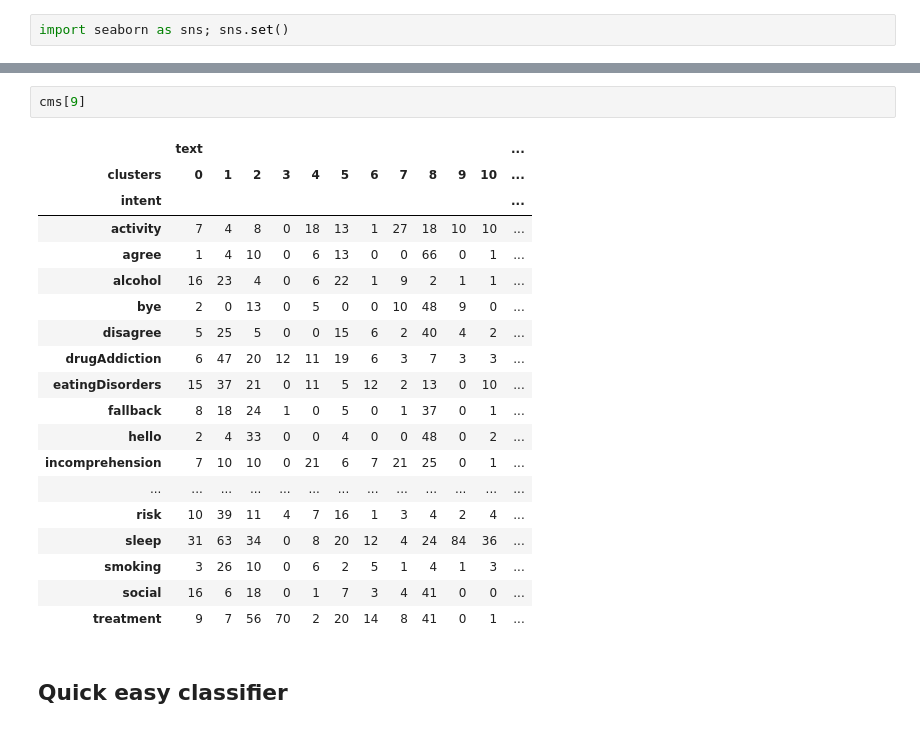
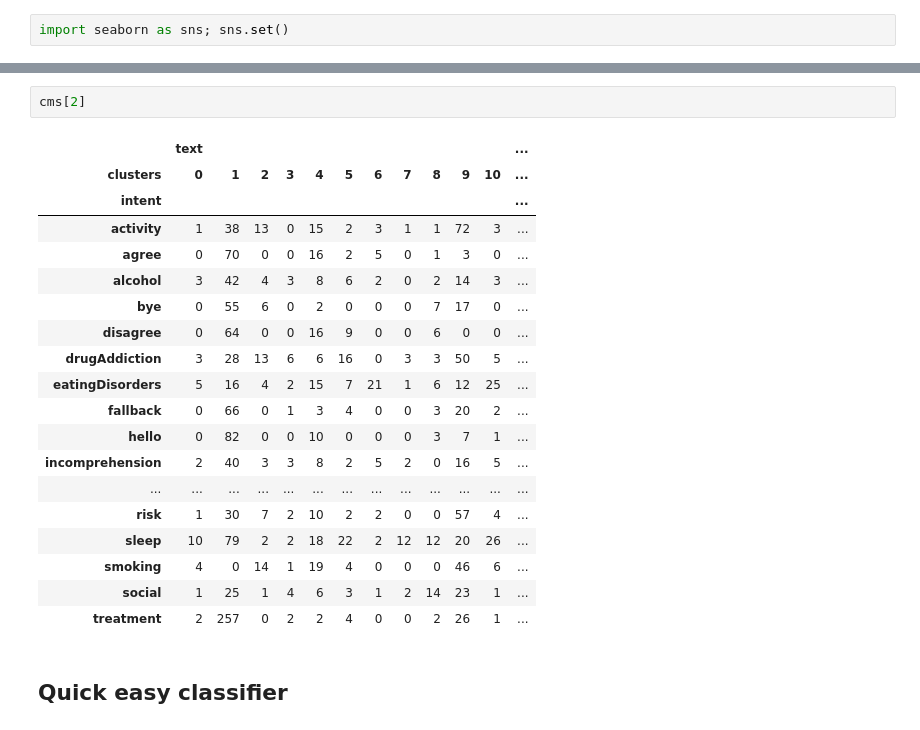
Before and after one commit to pasana/paradec, a Jupyter notebook: selecting lda.ipynb, the cells around one changed output, grey strips where cells are left out. Drawn from its saved outputs; the diff is of its cells as text.

```diff
--- a/selecting lda.ipynb
+++ b/selecting lda.ipynb
@@ -236,25 +257,25 @@ results.groupby('features num').mean().plot()
 # %%
-cms[9]
+cms[2]
 # %% [output]
 |  | text |  |  |  |  |  |  |  |  |  |  | ... |
 | clusters | 0 | 1 | 2 | 3 | 4 | 5 | 6 | 7 | 8 | 9 | 10 | ... |
 | intent |  |  |  |  |  |  |  |  |  |  |  | ... |
-| activity | 7 | 4 | 8 | 0 | 18 | 13 | 1 | 27 | 18 | 10 | 10 | ... |
-| agree | 1 | 4 | 10 | 0 | 6 | 13 | 0 | 0 | 66 | 0 | 1 | ... |
-| alcohol | 16 | 23 | 4 | 0 | 6 | 22 | 1 | 9 | 2 | 1 | 1 | ... |
-| bye | 2 | 0 | 13 | 0 | 5 | 0 | 0 | 10 | 48 | 9 | 0 | ... |
-| disagree | 5 | 25 | 5 | 0 | 0 | 15 | 6 | 2 | 40 | 4 | 2 | ... |
-| drugAddiction | 6 | 47 | 20 | 12 | 11 | 19 | 6 | 3 | 7 | 3 | 3 | ... |
-| eatingDisorders | 15 | 37 | 21 | 0 | 11 | 5 | 12 | 2 | 13 | 0 | 10 | ... |
-| fallback | 8 | 18 | 24 | 1 | 0 | 5 | 0 | 1 | 37 | 0 | 1 | ... |
-| hello | 2 | 4 | 33 | 0 | 0 | 4 | 0 | 0 | 48 | 0 | 2 | ... |
-| incomprehension | 7 | 10 | 10 | 0 | 21 | 6 | 7 | 21 | 25 | 0 | 1 | ... |
+| activity | 1 | 38 | 13 | 0 | 15 | 2 | 3 | 1 | 1 | 72 | 3 | ... |
+| agree | 0 | 70 | 0 | 0 | 16 | 2 | 5 | 0 | 1 | 3 | 0 | ... |
+| alcohol | 3 | 42 | 4 | 3 | 8 | 6 | 2 | 0 | 2 | 14 | 3 | ... |
+| bye | 0 | 55 | 6 | 0 | 2 | 0 | 0 | 0 | 7 | 17 | 0 | ... |
+| disagree | 0 | 64 | 0 | 0 | 16 | 9 | 0 | 0 | 6 | 0 | 0 | ... |
+| drugAddiction | 3 | 28 | 13 | 6 | 6 | 16 | 0 | 3 | 3 | 50 | 5 | ... |
+| eatingDisorders | 5 | 16 | 4 | 2 | 15 | 7 | 21 | 1 | 6 | 12 | 25 | ... |
+| fallback | 0 | 66 | 0 | 1 | 3 | 4 | 0 | 0 | 3 | 20 | 2 | ... |
+| hello | 0 | 82 | 0 | 0 | 10 | 0 | 0 | 0 | 3 | 7 | 1 | ... |
+| incomprehension | 2 | 40 | 3 | 3 | 8 | 2 | 5 | 2 | 0 | 16 | 5 | ... |
 | ... | ... | ... | ... | ... | ... | ... | ... | ... | ... | ... | ... | ... |
-| risk | 10 | 39 | 11 | 4 | 7 | 16 | 1 | 3 | 4 | 2 | 4 | ... |
-| sleep | 31 | 63 | 34 | 0 | 8 | 20 | 12 | 4 | 24 | 84 | 36 | ... |
-| smoking | 3 | 26 | 10 | 0 | 6 | 2 | 5 | 1 | 4 | 1 | 3 | ... |
-| social | 16 | 6 | 18 | 0 | 1 | 7 | 3 | 4 | 41 | 0 | 0 | ... |
-| treatment | 9 | 7 | 56 | 70 | 2 | 20 | 14 | 8 | 41 | 0 | 1 | ... |
+| risk | 1 | 30 | 7 | 2 | 10 | 2 | 2 | 0 | 0 | 57 | 4 | ... |
+| sleep | 10 | 79 | 2 | 2 | 18 | 22 | 2 | 12 | 12 | 20 | 26 | ... |
+| smoking | 4 | 0 | 14 | 1 | 19 | 4 | 0 | 0 | 0 | 46 | 6 | ... |
+| social | 1 | 25 | 1 | 4 | 6 | 3 | 1 | 2 | 14 | 23 | 1 | ... |
+| treatment | 2 | 257 | 0 | 2 | 2 | 4 | 0 | 0 | 2 | 26 | 1 | ... |
 # %% [markdown]
 ## Quick easy classifier
 # %% [markdown]
```
Also changed, not shown: parts of 4 cells of this notebook, 2 other files.
